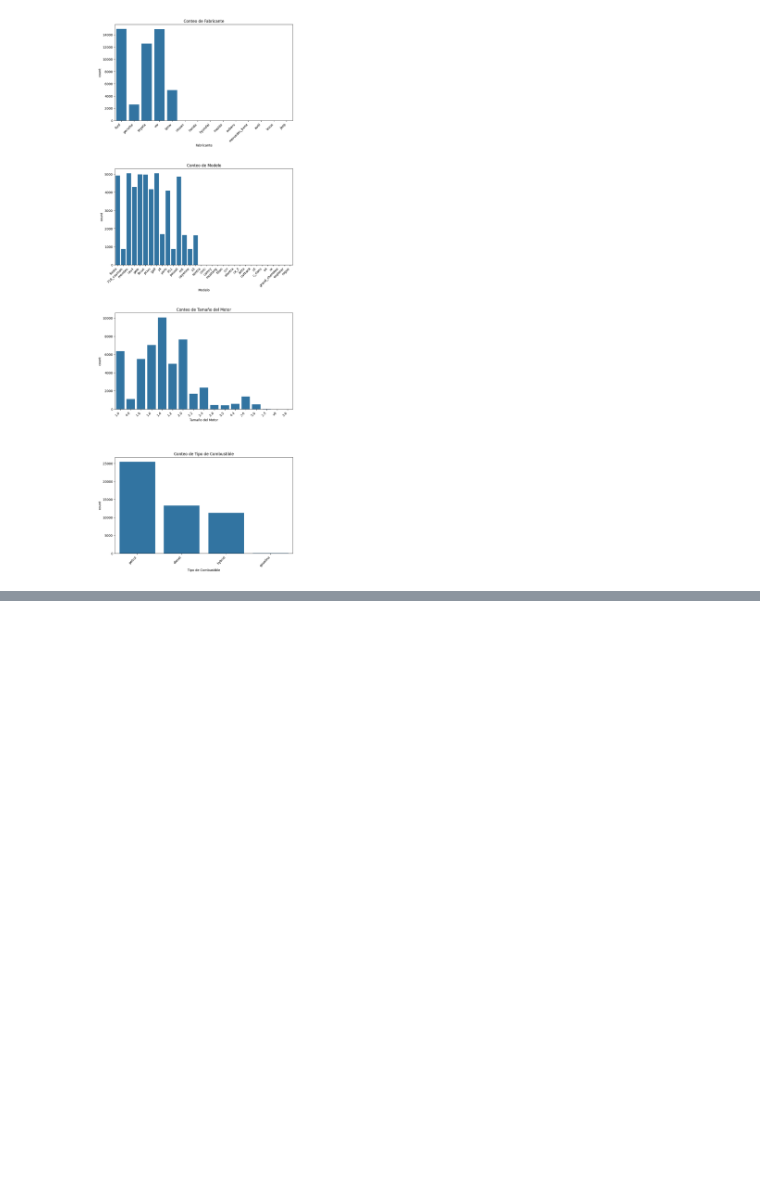
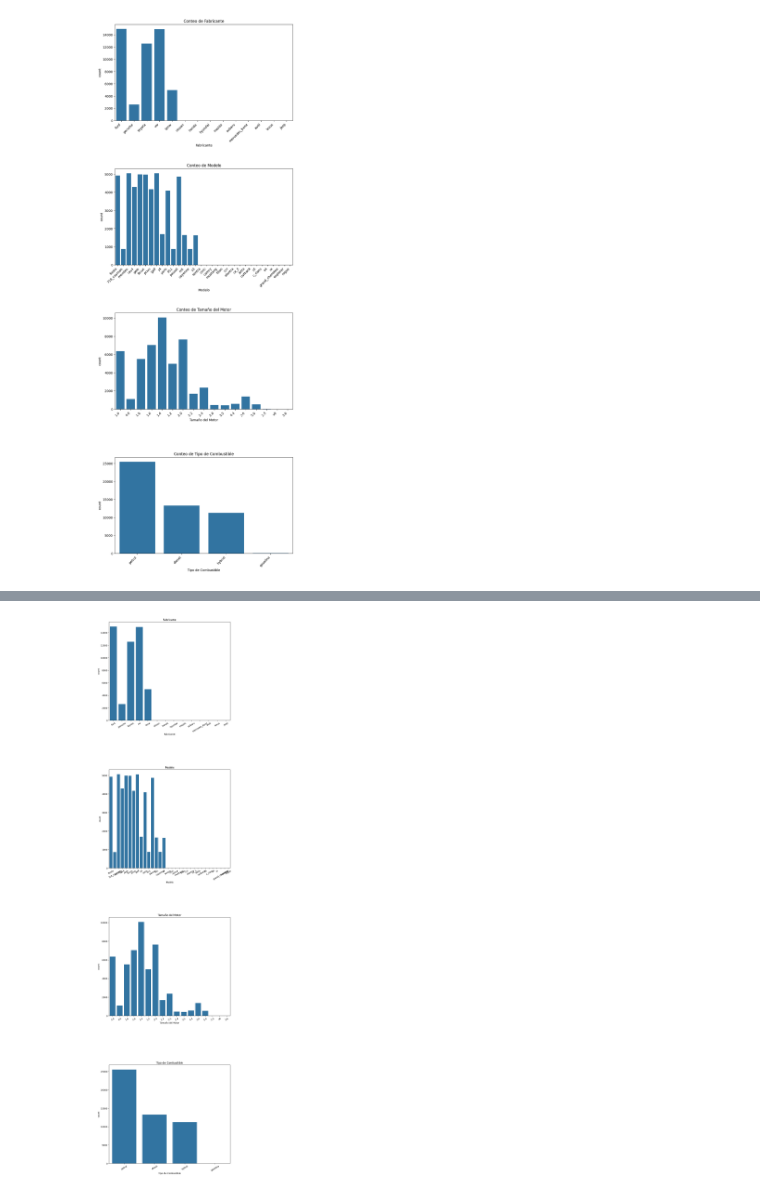
Before and after one commit to JuanSeRestrepoNieto/AnalisisDeDatos, a Jupyter notebook: notebooks/PracticaSemana3/car_sales.ipynb, the cells around one changed output, grey strips where cells are left out. Cells and saved outputs as stored; diff of their text form; code cells hidden in the pictures; blank space fills up the shorter version.

```diff
--- a/notebooks/PracticaSemana3/car_sales.ipynb
+++ b/notebooks/PracticaSemana3/car_sales.ipynb
@@ -16,7 +16,7 @@ import matplotlib.pyplot as plt
 import seaborn as sns
 import pandas as pd
 # %%
-data = pd.read_csv('../../data/raw/Semana3/car_sales_data.csv')
+data = pd.read_csv('../../data/raw/car_sales/car_sales_data.csv')
 # %%
 print(data.shape)
 data.head()
@@ -212,0 +223,12 @@ plt.show()
+# %%
+# Gráficos de barras de conteo
+fig, ax = plt.subplots(nrows=len(columnas_categoricas), ncols=1, figsize=(10,45))
+fig.subplots_adjust(hspace=0.5)
+
+for i, col in enumerate(columnas_categoricas):
+  sns.countplot(x=col, data=data, ax=ax[i])
+  ax[i].set_title(col)
+  ax[i].set_xticklabels(ax[i].get_xticklabels(),rotation=30)
+plt.show()
+# %% [output]
+[figure, added]
```
Also changed, not shown: parts of 13 cells of this notebook.
